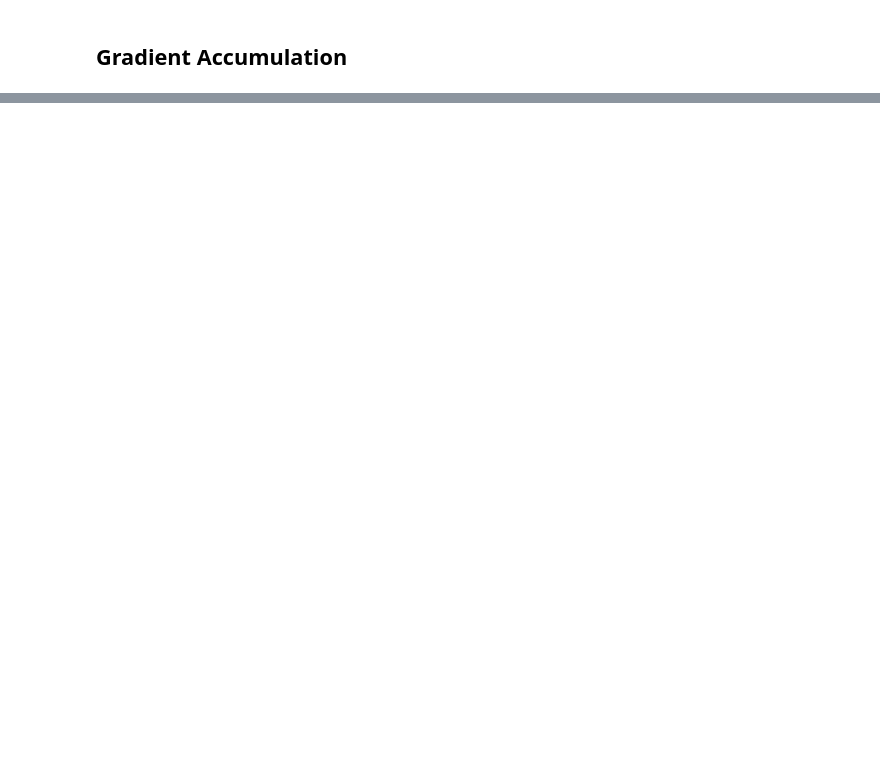
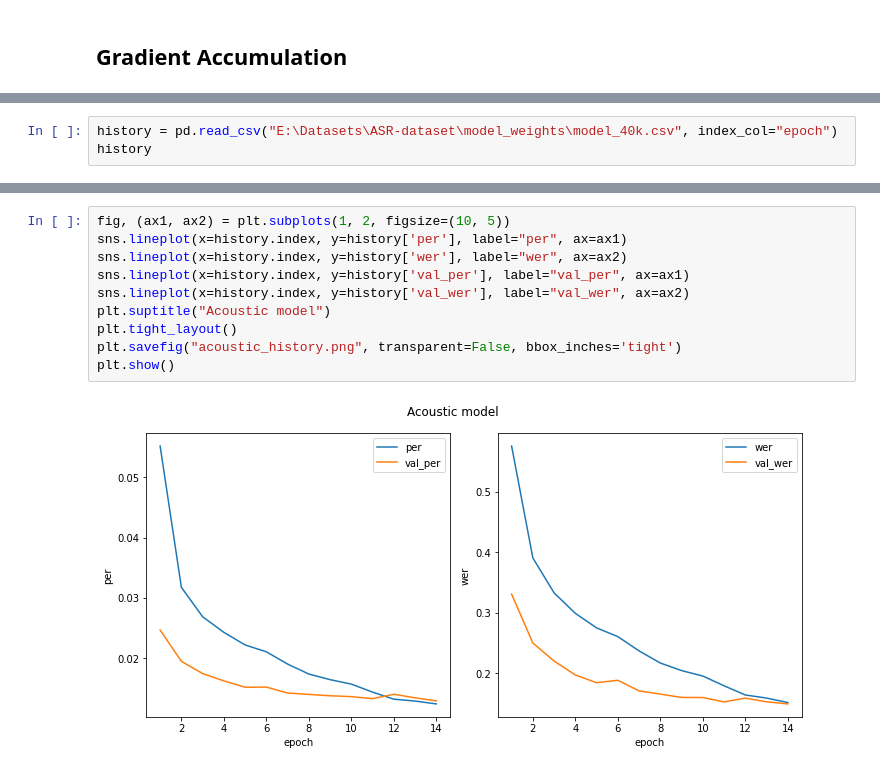
Before and after one commit to syalabi-seet/HoloMora, a Jupyter notebook: Wav2Vec2-mora.ipynb, the cells around one changed output, grey strips where cells are left out. Drawn from its saved outputs; the diff is of its cells as text; blank space fills up the shorter version.

```diff
--- a/Wav2Vec2-mora.ipynb
+++ b/Wav2Vec2-mora.ipynb
@@ -671,0 +658,3 @@ Epoch 14/15: Learning rate @ 2.85e-06
+# %%
+history = pd.read_csv("E:\Datasets\ASR-dataset\model_weights\model_40k.csv", index_col="epoch")
+history
@@ -671,0 +678,12 @@ Epoch 14/15: Learning rate @ 2.85e-06
+# %%
+fig, (ax1, ax2) = plt.subplots(1, 2, figsize=(10, 5))
+sns.lineplot(x=history.index, y=history['per'], label="per", ax=ax1)
+sns.lineplot(x=history.index, y=history['wer'], label="wer", ax=ax2)
+sns.lineplot(x=history.index, y=history['val_per'], label="val_per", ax=ax1)
+sns.lineplot(x=history.index, y=history['val_wer'], label="val_wer", ax=ax2)
+plt.suptitle("Acoustic model")
+plt.tight_layout()
+plt.savefig("acoustic_history.png", transparent=False, bbox_inches='tight')
+plt.show()
+# %% [output]
+[figure, added]
```
Also changed, not shown: parts of 4 cells of this notebook, 3 other files.
